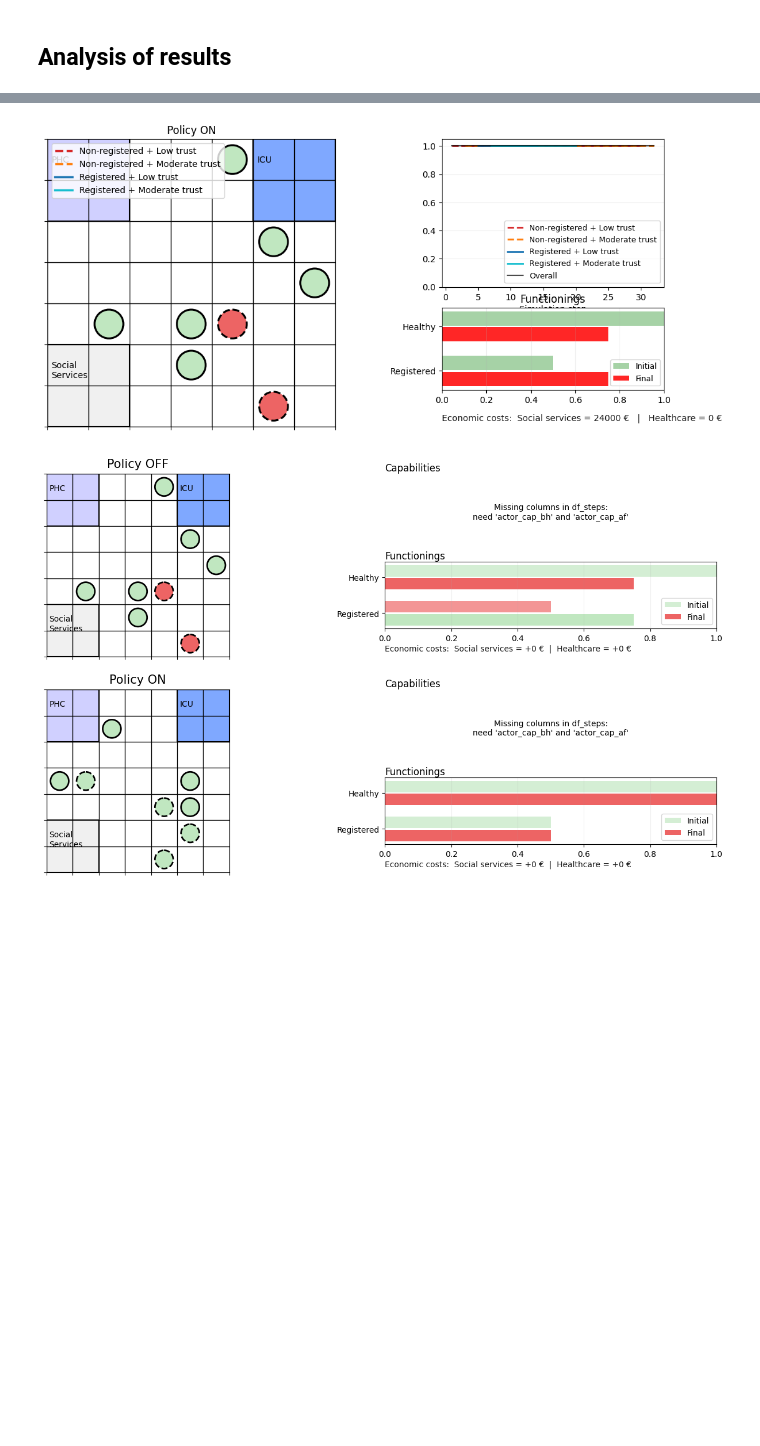
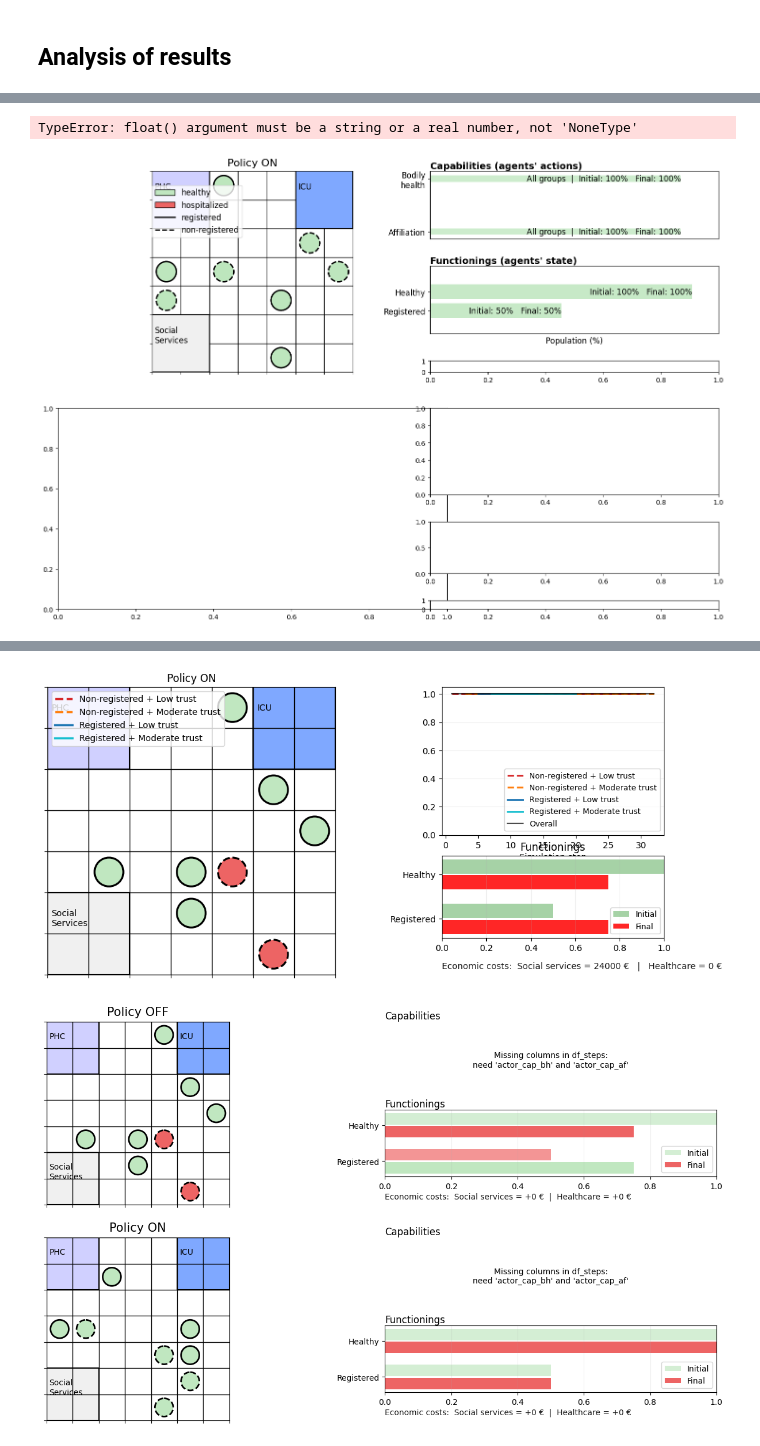
Before and after one commit to albaaguilera/Inclusive-Healthcare, a Jupyter notebook: analysis.ipynb, the cells around one changed output, grey strips where cells are left out. Saved outputs shown, nothing was run; the diff lists cells and outputs as text; code cells hidden in the pictures; blank space fills up the shorter version.

```diff
--- a/analysis.ipynb
+++ b/analysis.ipynb
@@ -299,0 +596,80 @@ plot_all_agents_optimal_strategies(
+# %%
+import numpy as np
+import pandas as pd
+
+from learning.utils import (
+    final_state_summary_figure,
+    final_state_comparison_figure,
+    plot_policy_summary_comparison,
+)
+def build_caps_traces_from_df_steps(df_steps: pd.DataFrame):
+    df = df_steps.sort_values("t_global").copy()
+    bh_trace = {ag: g["actor_cap_bh"].astype(float).tolist() for ag, g in df.groupby("agent")}
+    af_trace = {ag: g["actor_cap_af"].astype(float).tolist() for ag, g in df.groupby("agent")}
+    return bh_trace, af_trace
+
+def _extract_budget(d, key):
+    if isinstance(d, dict) and key in d:
+        return float(d[key])
+    return None
+
+def get_initial_budgets_from_df_steps(df_steps: pd.DataFrame):
+    df0 = df_steps.sort_values("t_global").head(1)
+    if len(df0) == 0:
+        return None, None
+
+    row = df0.iloc[0]
+
+    # prova ctx_before, sinó ctx_after
+    ctx = row.get("ctx_before", None)
+    if not isinstance(ctx, dict):
+        ctx = row.get("ctx_after", None)
+
+    hb = _extract_budget(ctx, "healthcare_budget")
+    sb = _extract_budget(ctx, "social_service_budget")
+    return hb, sb
+
+# (A) traces health/admin + initials (ja ho tens)
+health_on,  admin_on,  initial_admin_on,  initial_trust_on  = build_traces_from_df_agents(df_agents_on)
+health_off, admin_off, initial_admin_off, initial_trust_off = build_traces_from_df_agents(df_agents_off)
+
+# (B) envs fake (ja ho tens)
+env_on_fake  = build_fake_env_from_datasets(df_agents_on,  df_steps_on,  size=7, policy_on=True)
+env_off_fake = build_fake_env_from_datasets(df_agents_off, df_steps_off, size=7, policy_on=False)
+
+# (C) capability traces BH/AF (des de df_steps)
+bh_on,  af_on  = build_caps_traces_from_df_steps(df_steps_on)
+bh_off, af_off = build_caps_traces_from_df_steps(df_steps_off)
+
+# (D) pressupostos inicials (des de df_steps)
+init_health_budget_on,  init_social_budget_on  = get_initial_budgets_from_df_steps(df_steps_on)
+init_health_budget_off, init_social_budget_off = get_initial_budgets_from_df_steps(df_steps_off)
+
+# --- POLICY SUMMARY COMPARISON (ON vs OFF)
+plot_policy_summary_comparison(
+    env_on=env_on_fake,
+    bh_on=bh_on,
+    af_on=af_on,
+    health_on=health_on,
+    admin_on=admin_on,
+    init_admin_on=initial_admin_on,
+    init_trust_on=initial_trust_on,
+    init_health_budget_on=init_health_budget_on,
+    init_social_budget_on=init_social_budget_on,
+
+    env_off=env_off_fake,
+    bh_off=bh_off,
+    af_off=af_off,
+    health_off=health_off,
+    admin_off=admin_off,
+    init_admin_off=initial_admin_off,
+    init_trust_off=initial_trust_off,
+    init_health_budget_off=init_health_budget_off,
+    init_social_budget_off=init_social_budget_off,
+
+    healthy_threshold=3.0,
+    figsize=(18, 12),
+)
+# %% [output]
+TypeError: float() argument must be a string or a real number, not 'NoneType'
+[figure, added]
```
Also changed, not shown: parts of 12 cells of this notebook, 44 other files.
